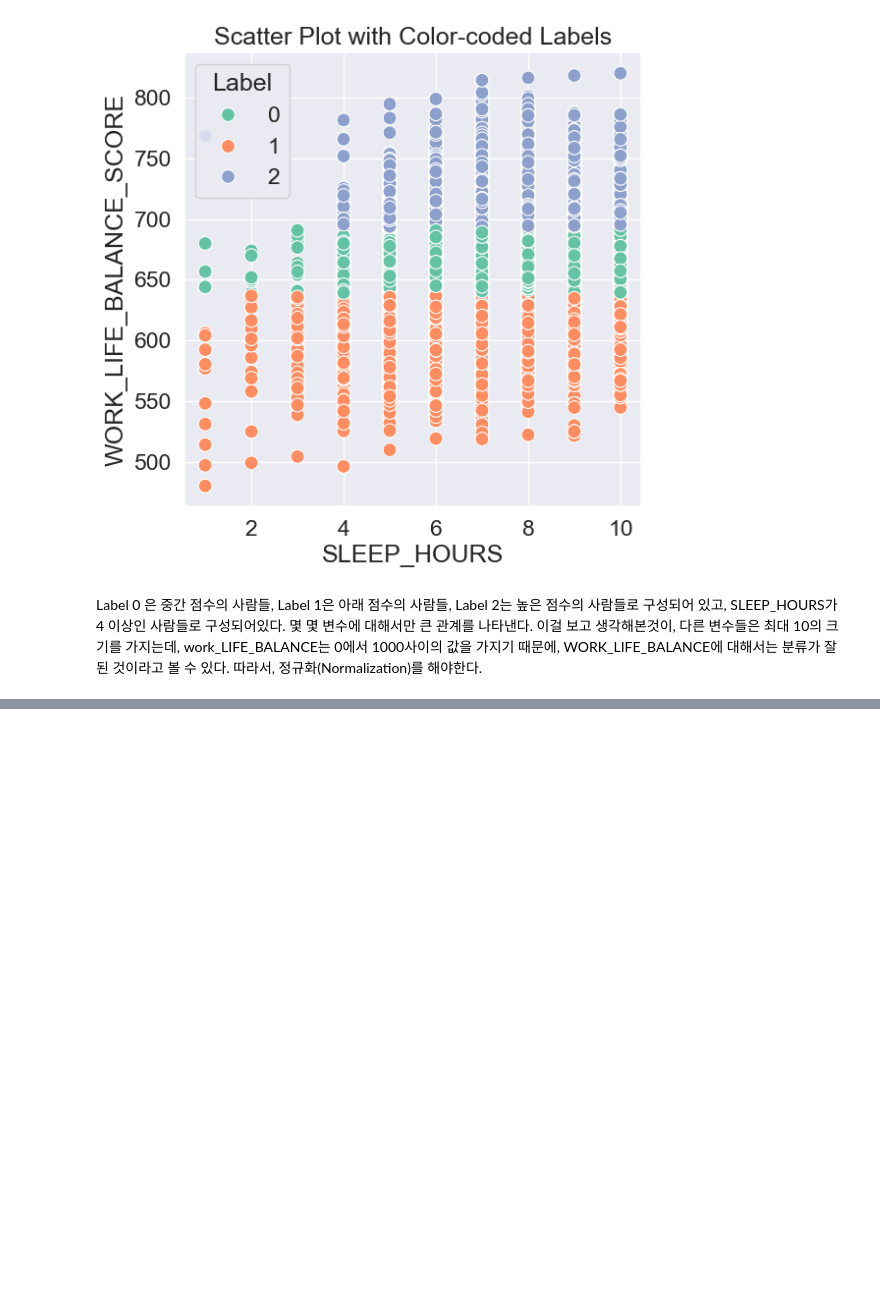
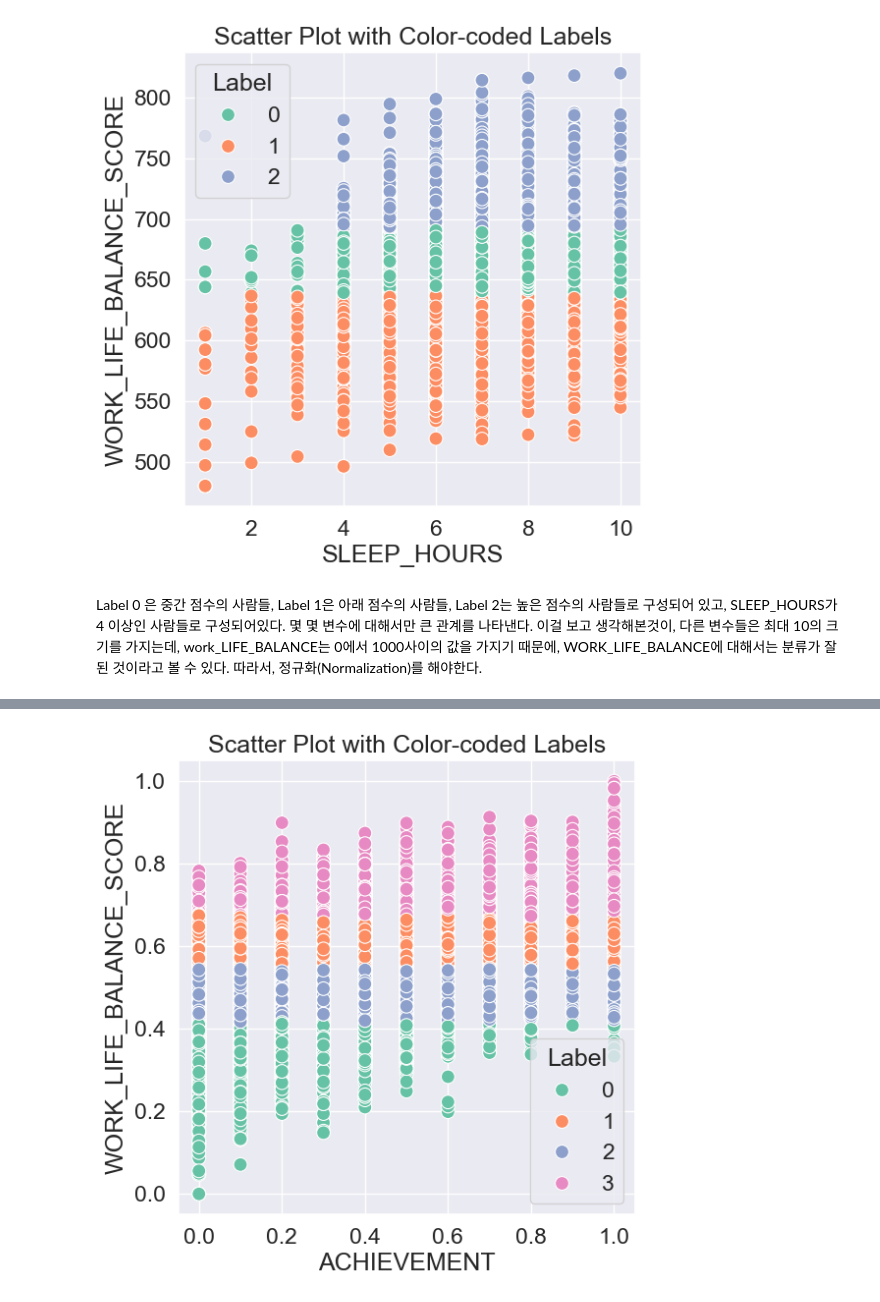
Before and after one commit to dlskd255/DataAnalysis, a Jupyter notebook: dataAnalysis.ipynb, the cells around one changed output, grey strips where cells are left out. Saved outputs shown, nothing was run; the diff lists cells and outputs as text; code cells hidden in the pictures; blank space fills up the shorter version.

```diff
--- a/dataAnalysis.ipynb
+++ b/dataAnalysis.ipynb
@@ -636,0 +698,7 @@ print("세그먼트 2: 상관계수 =", corr2, ", p-값 =", p_val2)
+# %%
+xData = 'ACHIEVEMENT'
+yData = 'WORK_LIFE_BALANCE_SCORE'
+
+plot_graph_nor(xData,yData)
+# %% [output]
+[figure, added]
```
Also changed, not shown: parts of 11 cells of this notebook.
